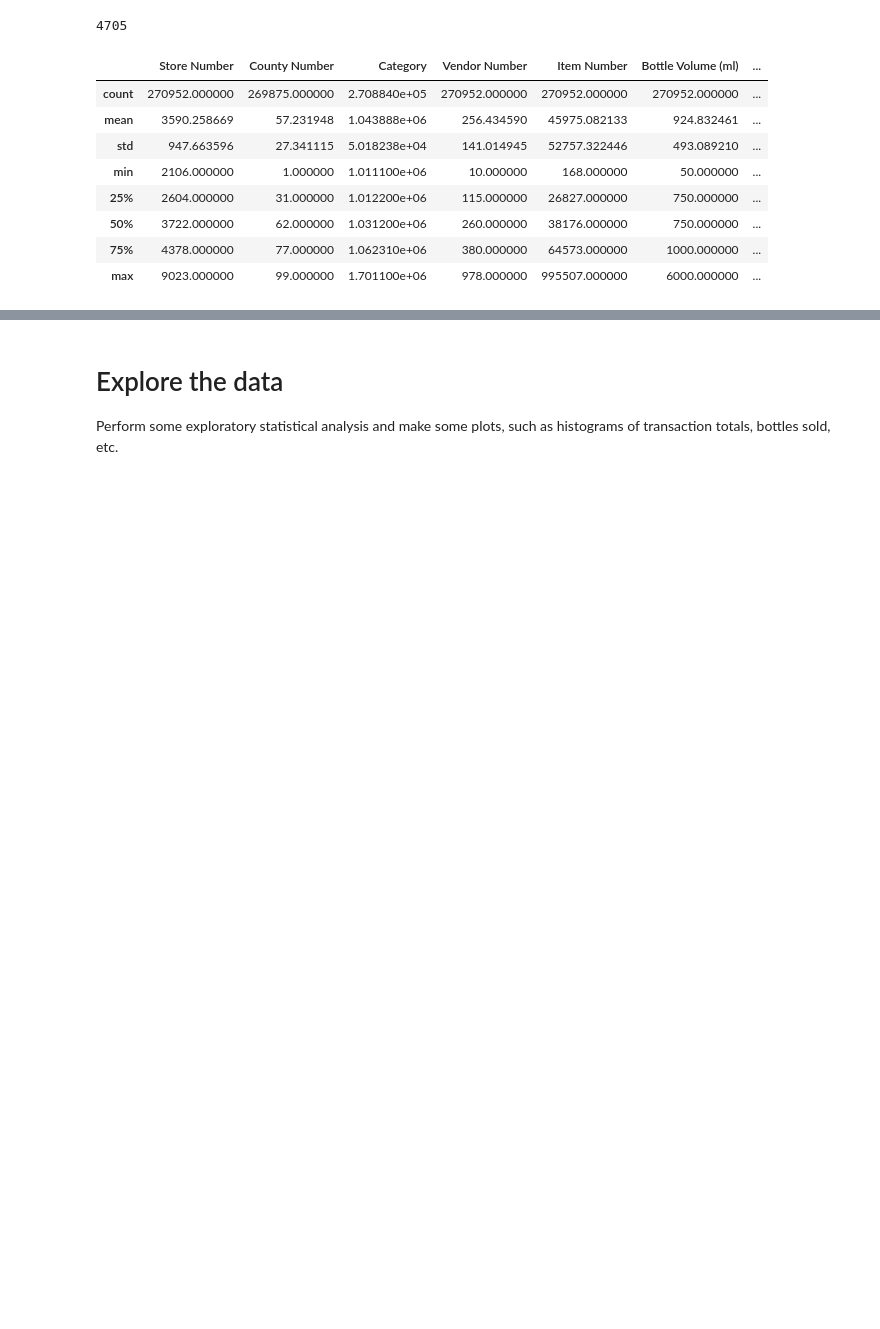
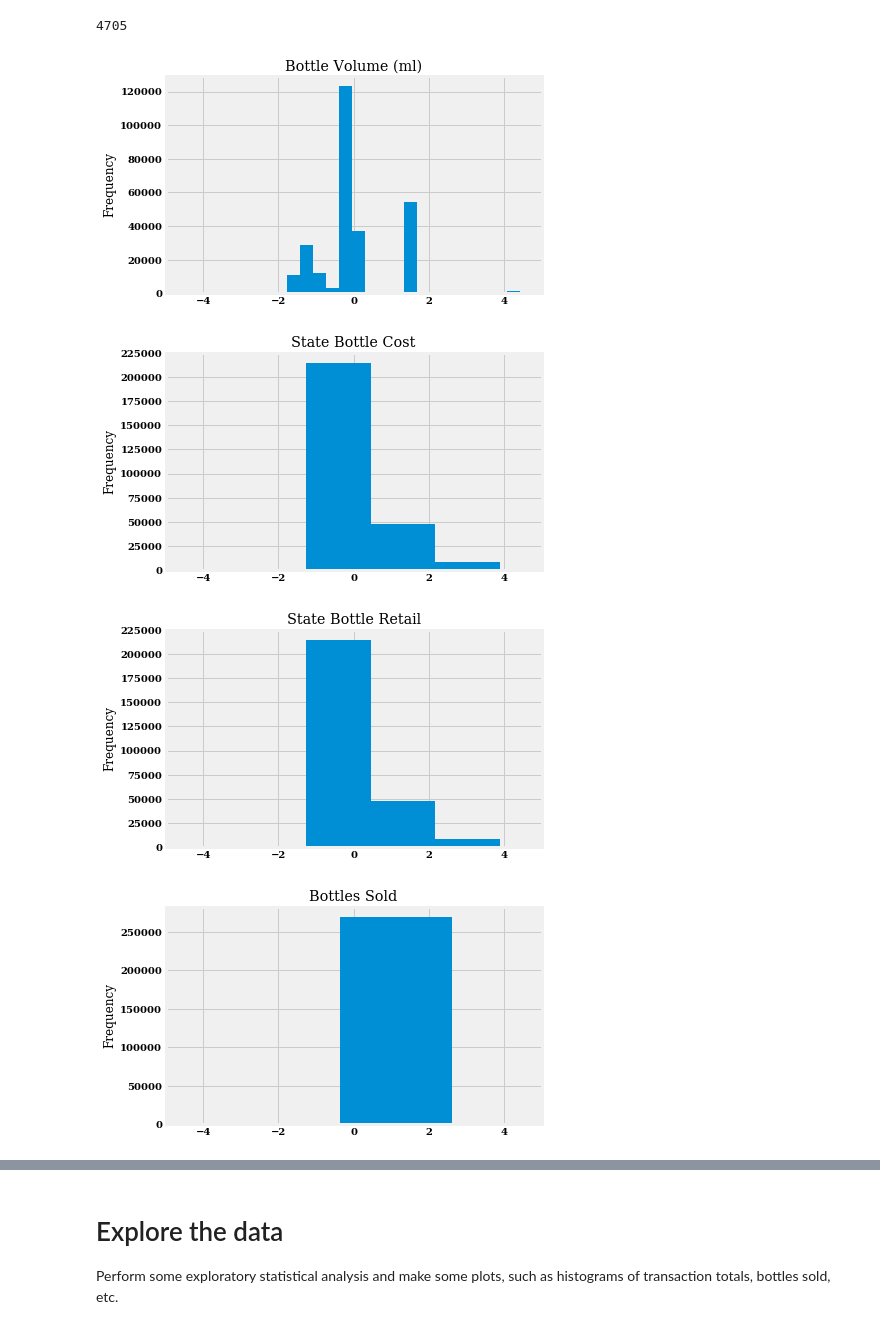
Before and after one commit to slevin886/IowaLiquorSales, a Jupyter notebook: code/Project_2_Iowa.ipynb, the cells around one changed output, grey strips where cells are left out. Cells and saved outputs as stored; diff of their text form; code cells hidden in the pictures; blank space fills up the shorter version.

```diff
--- a/code/Project_2_Iowa.ipynb
+++ b/code/Project_2_Iowa.ipynb
@@ -63,17 +54,2 @@ len(set(list_outliers))
 # %% [output]
 4705
-# %%
-mask = booze['Bottles Sold'] > 1700
-eliminated_rows = booze[mask]
-booze = booze.drop(booze[mask].index)
-booze.describe()
-# %% [output]
-|  | Store Number | County Number | Category | Vendor Number | Item Number | Bottle Volume (ml) | ... |
-| count | 270952.000000 | 269875.000000 | 2.708840e+05 | 270952.000000 | 270952.000000 | 270952.000000 | ... |
-| mean | 3590.258669 | 57.231948 | 1.043888e+06 | 256.434590 | 45975.082133 | 924.832461 | ... |
-| std | 947.663596 | 27.341115 | 5.018238e+04 | 141.014945 | 52757.322446 | 493.089210 | ... |
-| min | 2106.000000 | 1.000000 | 1.011100e+06 | 10.000000 | 168.000000 | 50.000000 | ... |
-| 25% | 2604.000000 | 31.000000 | 1.012200e+06 | 115.000000 | 26827.000000 | 750.000000 | ... |
-| 50% | 3722.000000 | 62.000000 | 1.031200e+06 | 260.000000 | 38176.000000 | 750.000000 | ... |
-| 75% | 4378.000000 | 77.000000 | 1.062310e+06 | 380.000000 | 64573.000000 | 1000.000000 | ... |
-| max | 9023.000000 | 99.000000 | 1.701100e+06 | 978.000000 | 995507.000000 | 6000.000000 | ... |
@@ -79,0 +59,14 @@ booze.describe()
+# %%
+import seaborn as sns
+import matplotlib.pyplot as plt
+%matplotlib inline
+for col in new_df.columns:
+    new_df[col].plot(kind='hist', bins=35)
+    plt.xlim((-5, 5))
+    plt.title(col)
+    plt.show()
+# %% [output]
+[figure, added]
+[figure, added]
+[figure, added]
+[figure, added]
```
Also changed, not shown: parts of 35 cells of this notebook.
